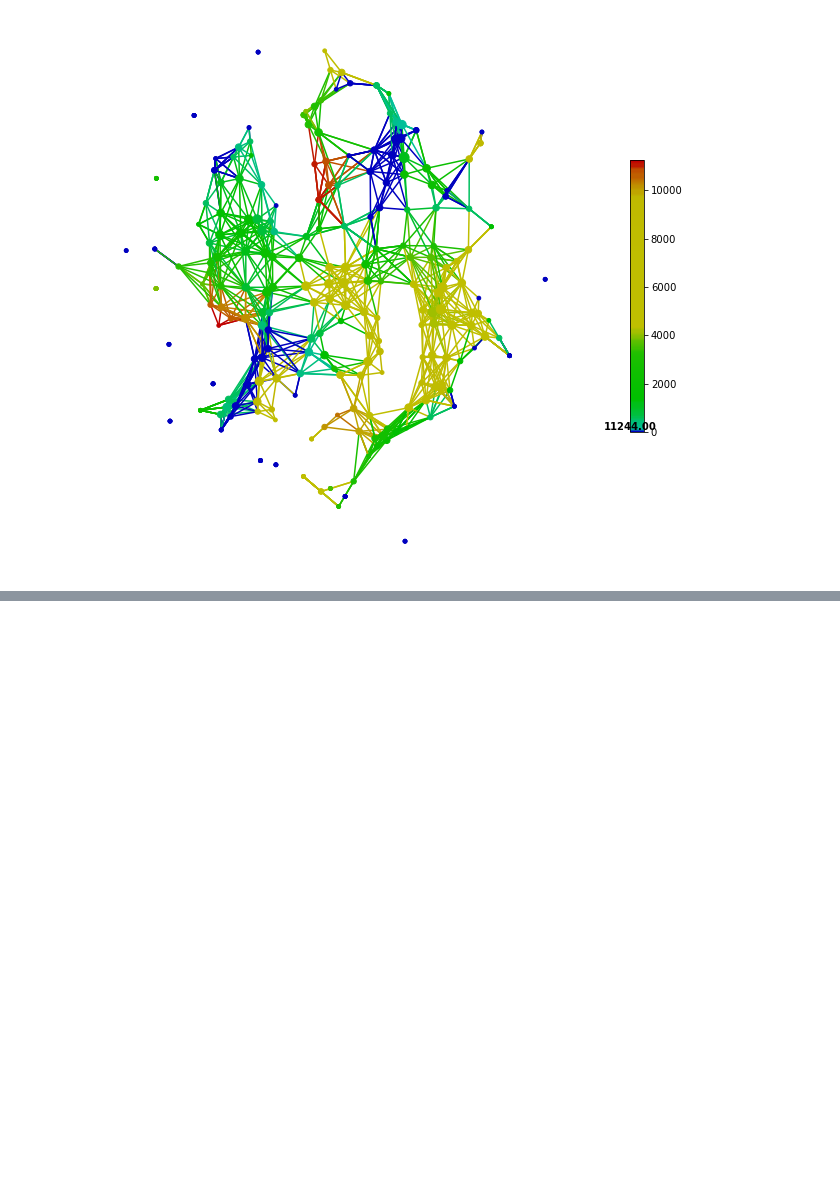
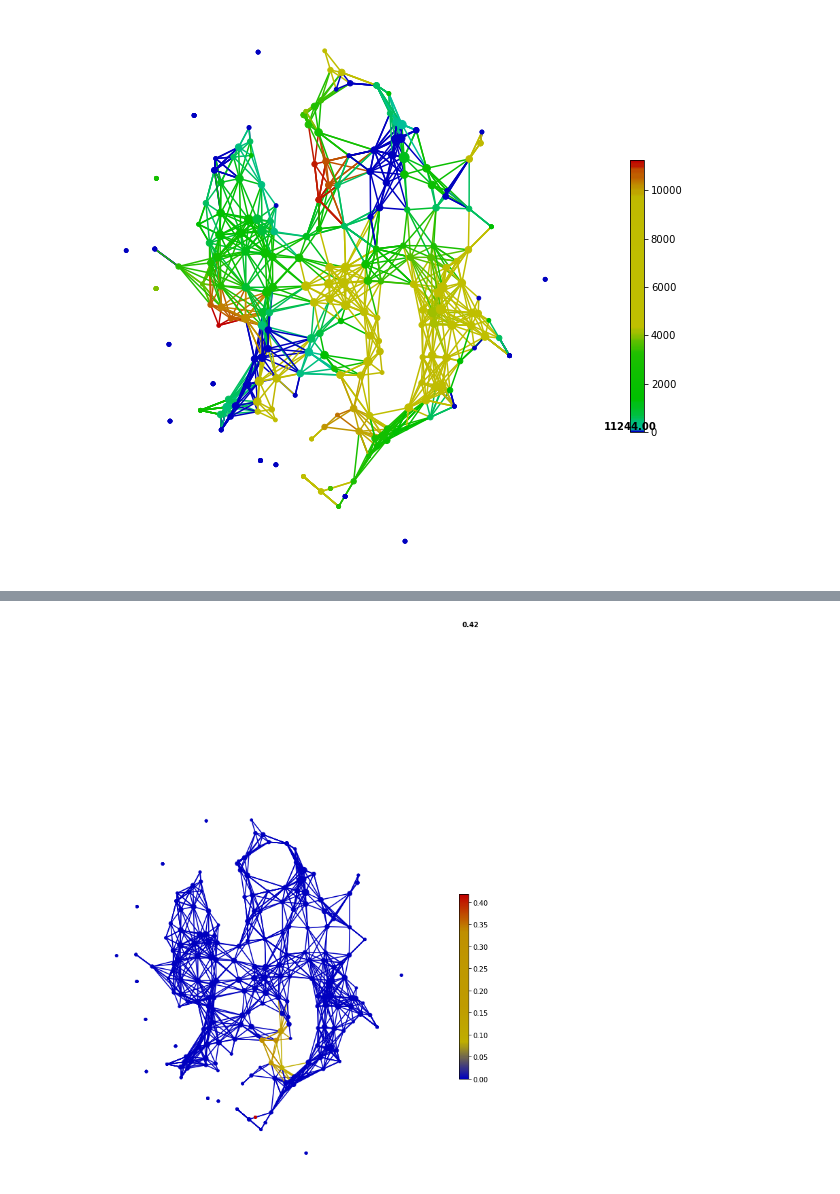
Before and after one commit to clarelamont/Masters-Project, a Jupyter notebook: SAFE.ipynb, the cells around one changed output, grey strips where cells are left out. Saved outputs shown, nothing was run; the diff lists cells and outputs as text; code cells hidden in the pictures; blank space fills up the shorter version.

```diff
--- a/SAFE.ipynb
+++ b/SAFE.ipynb
@@ -156,0 +175,5 @@ plotly.tools.make_subplots is deprecated, please use plotly.subplots.make_subplo
+# %%
+color = Color(enriched_scores.loc[:,'k__Bacteria;p__Bacteroidetes;c__Bacteroidia;o__Bacteroidales;f__Porphyromonadaceae;g__Porphyromonas'],target_by='node',dtype='numerical')
+graph.show(color=color)
+# %% [output]
+[figure, added]
```
Also changed, not shown: parts of 9 cells of this notebook.
